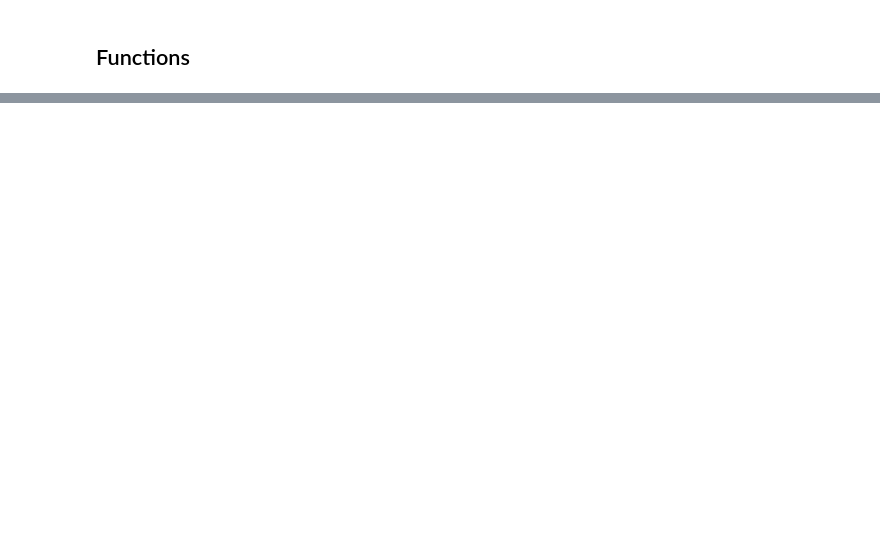
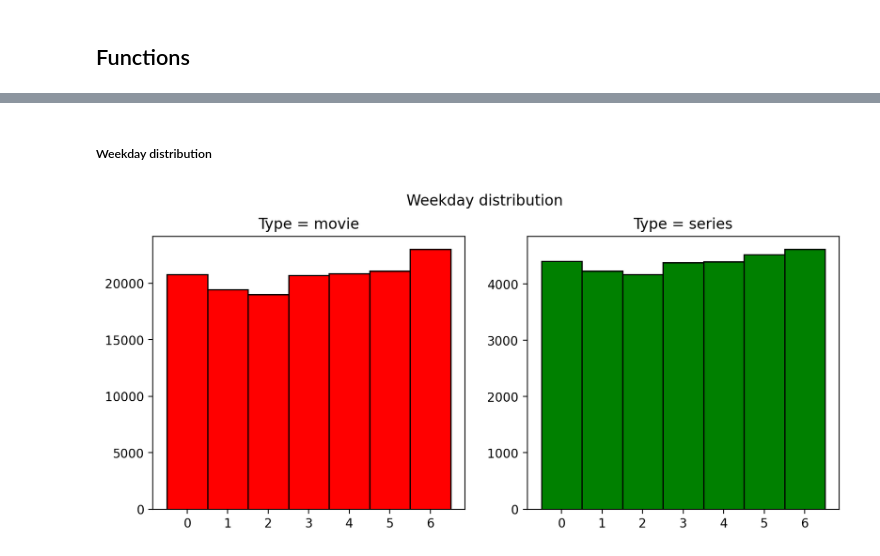
Before and after one commit to Extremesarova/shows_sentiment_analysis, a Jupyter notebook: notebooks/01_eda.ipynb, the cells around one changed output, grey strips where cells are left out. Cells and saved outputs as stored; diff of their text form; code cells hidden in the pictures; blank space fills up the shorter version.

```diff
--- a/notebooks/01_eda.ipynb
+++ b/notebooks/01_eda.ipynb
@@ -109,0 +310,12 @@ plot_frequency_distribution_of_ngrams(
+# %% [markdown]
+##### Weekday distribution
+# %%
+plot_dt_per_type(
+    dataframe=reviews,
+    column="weekday",
+    title="Weekday distribution",
+    bins=7,
+    figsize=(10, 4),
+)
+# %% [output]
+[figure, added]
```
Also changed, not shown: parts of 122 cells of this notebook, 1 other file.
